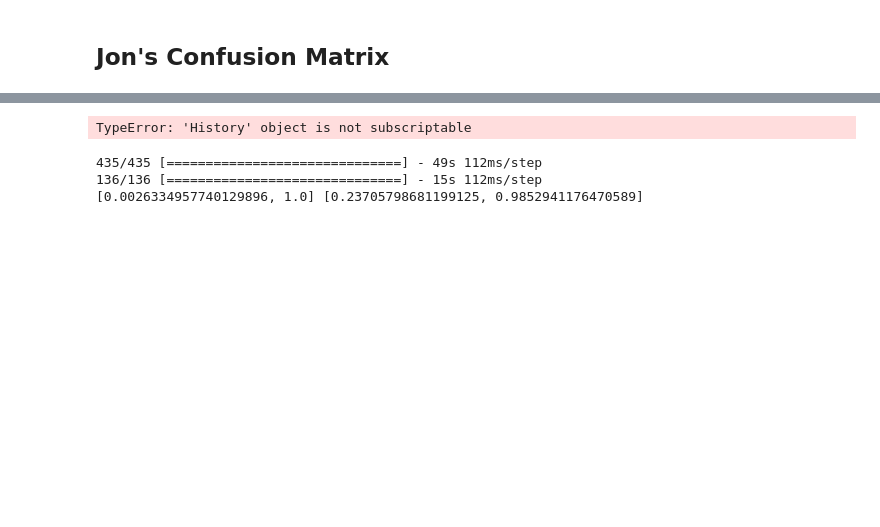
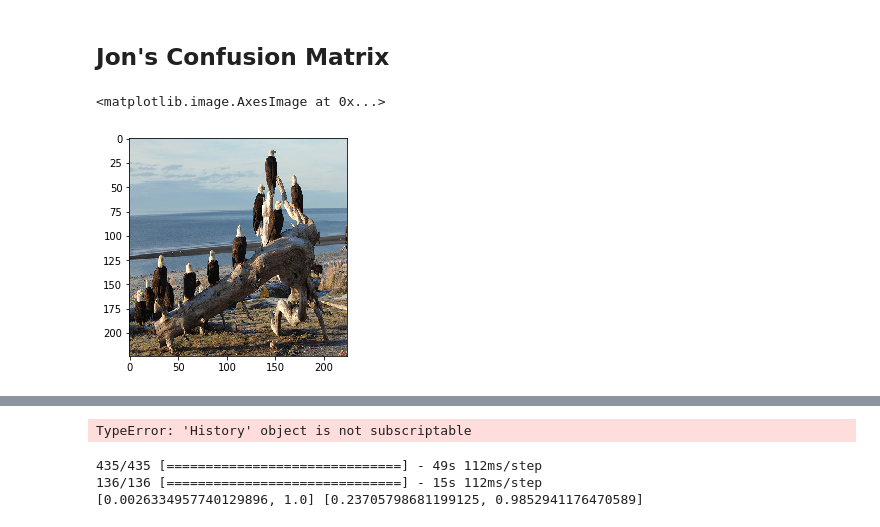
Before and after one commit to johnmarkdaniels/flatiron_final_project, a Jupyter notebook: oregon_multiclass_clean.ipynb, the cells around one changed output, grey strips where cells are left out. Saved outputs shown, nothing was run; the diff lists cells and outputs as text; code cells hidden in the pictures; blank space fills up the shorter version.

```diff
--- a/oregon_multiclass_clean.ipynb
+++ b/oregon_multiclass_clean.ipynb
@@ -48,7 +50,8 @@ np.random.seed(123)
 data_te = ImageDataGenerator(rescale=1./255).flow_from_directory(
         '/Users/j.markdaniels/Desktop/Data/multiclass/test/',
         target_size=(224, 224),
-        batch_size = 340,
+        batch_size = 2776,
+        class_mode='categorical',
         seed = 123)
 # %% [output]
 Found 2776 images belonging to 20 classes.
@@ -79,3 +95,5 @@ X_train, X_val, y_train, y_val = train_test_split(X_model, y_model, test_size=0.
+# %%
+X_test = images_te
 # %%
 imagenet=inception_v3.InceptionV3(weights='imagenet',include_top=False)
 imagenet_new=imagenet.output
@@ -237,2 +253,7 @@ Confusion matrix, without normalization
 # %% [markdown]
 ## Jon's Confusion Matrix
+# %%
+plt.imshow(X_test[0])
+# %% [output]
+<matplotlib.image.AxesImage at 0x...>
+[figure, added]
```
Also changed, not shown: parts of 25 cells of this notebook.
